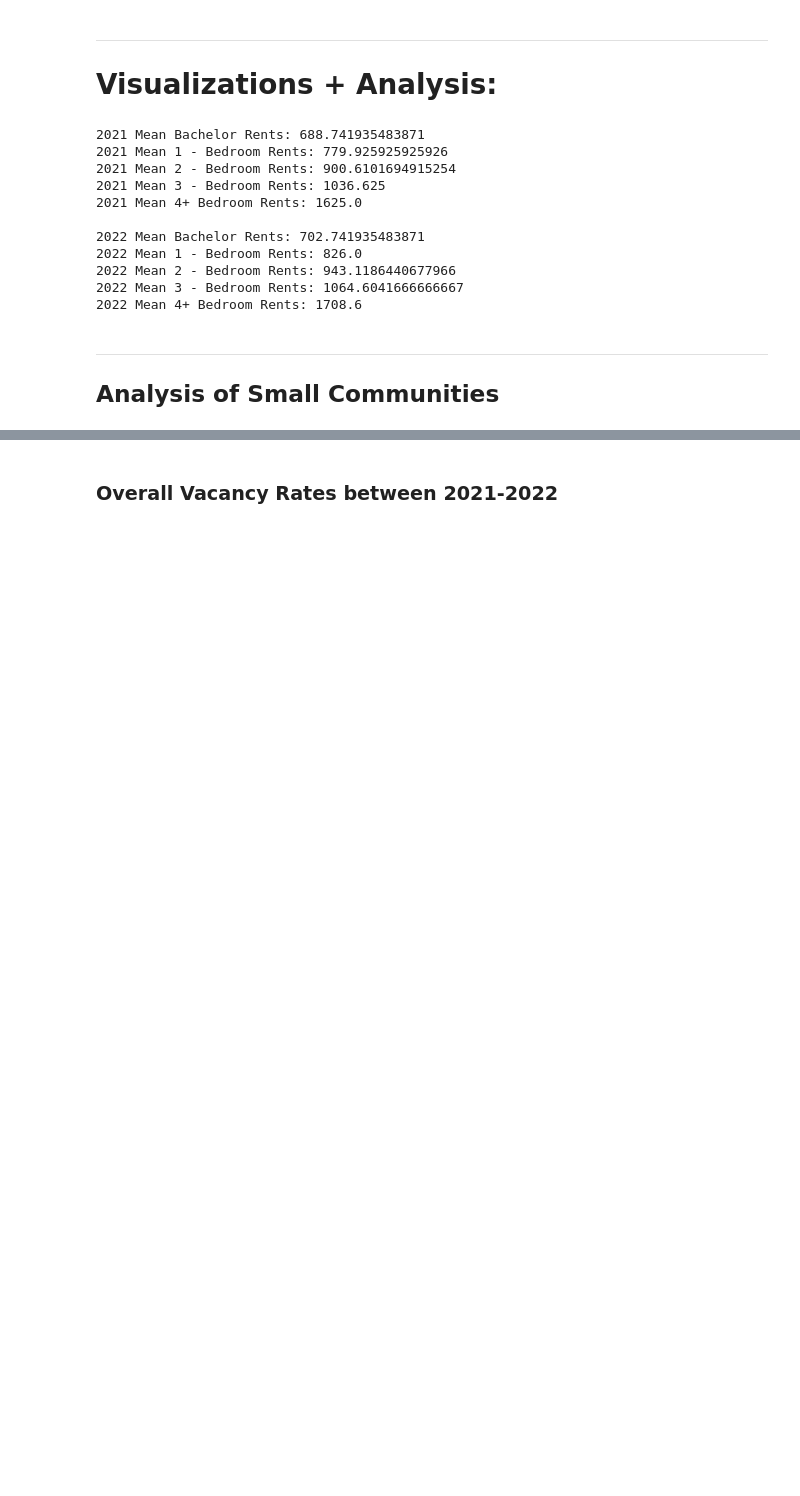
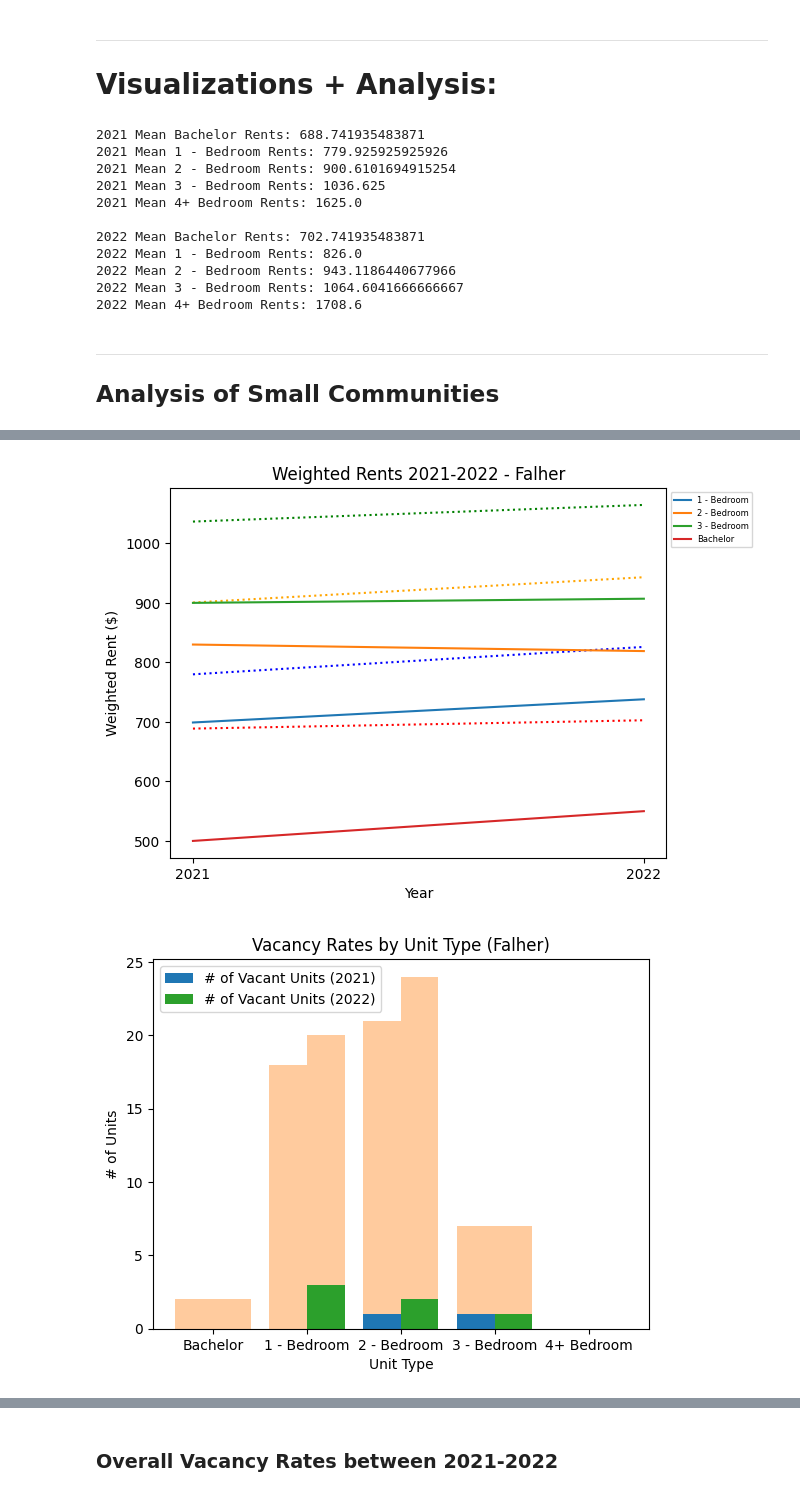
Before and after one commit to Mathemusician1729/DATA-221-Project, a Jupyter notebook: Matthew's Stuff/Matthew.ipynb, the cells around one changed output, grey strips where cells are left out. Drawn from its saved outputs; the diff is of its cells as text; code cells hidden in the pictures; blank space fills up the shorter version.

```diff
--- a/Matthew's Stuff/Matthew.ipynb
+++ b/Matthew's Stuff/Matthew.ipynb
@@ -726,0 +665,7 @@ barGraph(mclennan_vacancies, "Mclennan")
+# %%
+plotmeans(True, True, True, True, False)
+lineGraph(falher, "Falher")
+barGraph(falher_vacancies, "Falher")
+# %% [output]
+[figure, added]
+[figure, added]
```
Also changed, not shown: parts of 51 cells of this notebook.
